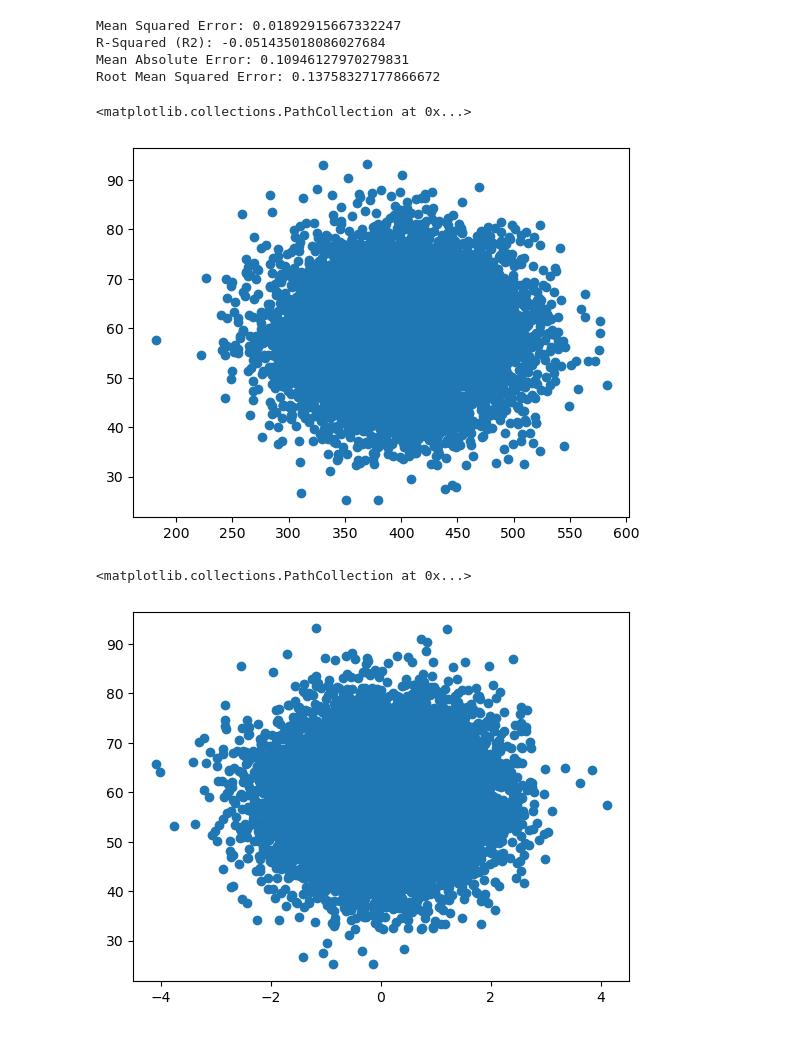
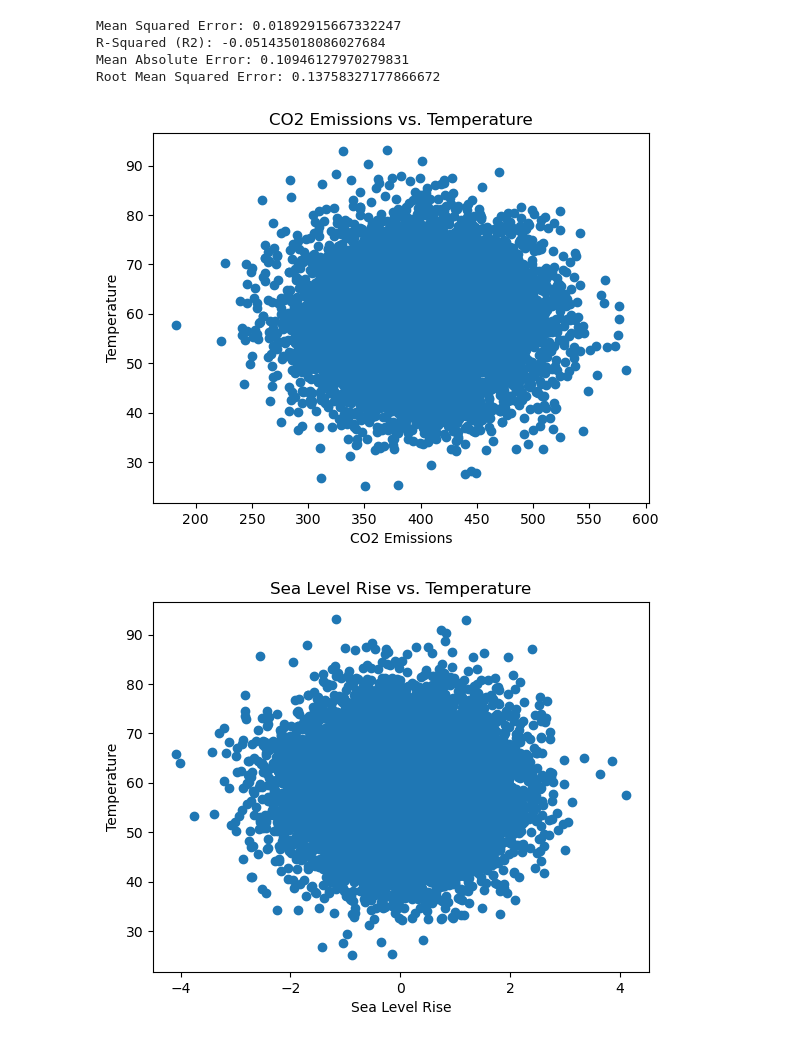
Before and after one commit to totallythemayor/STAT4185_Final_Project, a Jupyter notebook: main.ipynb, the cells around one changed output. Cells and saved outputs as stored; diff of their text form; code cells hidden in the pictures.

```diff
--- a/main.ipynb
+++ b/main.ipynb
@@ -242,13 +249,23 @@ Mean Absolute Error: 0.10946127970279831
 Root Mean Squared Error: 0.13758327177866672
 # %%
 plt.scatter(df["CO2 Emissions"], df["Temperature"])
+
+plt.xlabel('CO2 Emissions')
+plt.ylabel('Temperature')
+plt.title('CO2 Emissions vs. Temperature')
+
+plt.show()
 # %% [output]
-<matplotlib.collections.PathCollection at 0x...>
-[figure, old version]
+[figure, new version]
 # %%
 plt.scatter(df["Sea Level Rise"], df["Temperature"])
+
+plt.xlabel('Sea Level Rise')
+plt.ylabel('Temperature')
+plt.title('Sea Level Rise vs. Temperature')
+
+plt.show()
 # %% [output]
-<matplotlib.collections.PathCollection at 0x...>
-[figure, old version]
+[figure, new version]
 # %%
 plt.scatter(df["Precipitation"], df["Temperature"])
```
Also changed, not shown: parts of 6 cells of this notebook.
